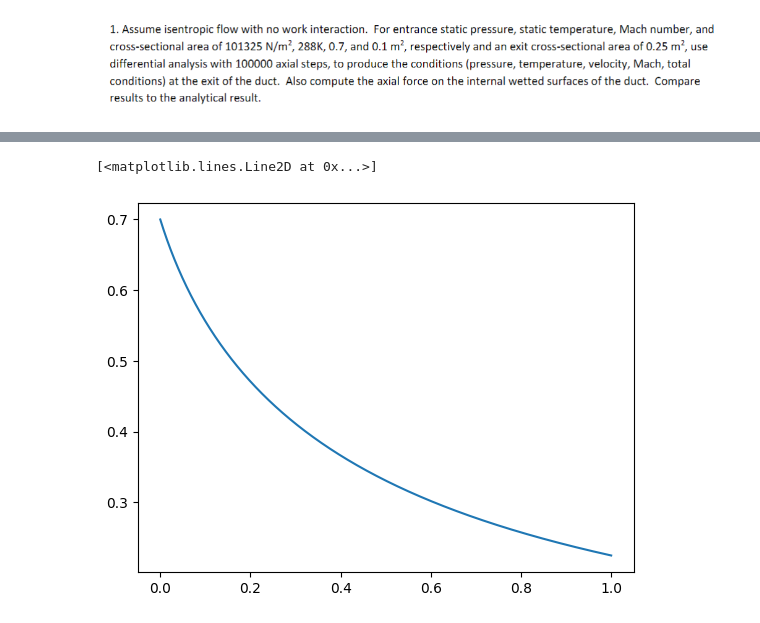
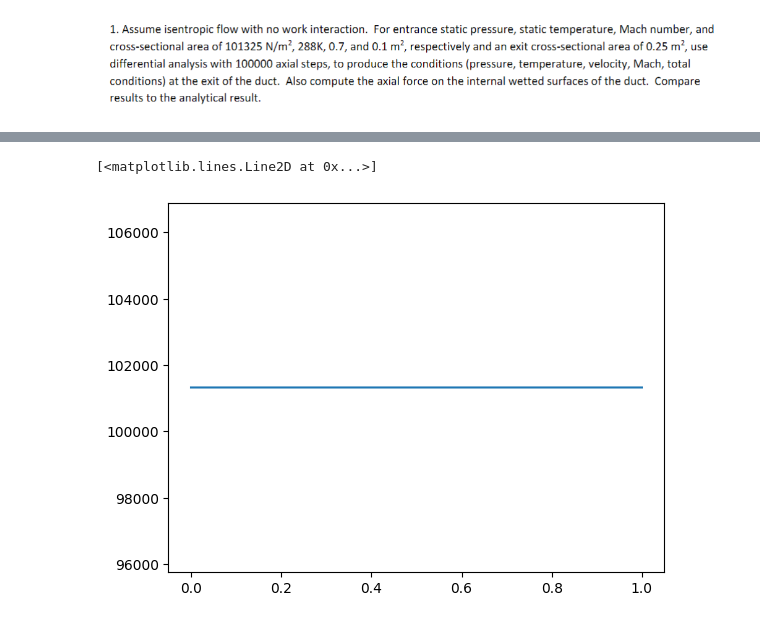
Before and after one commit to RileyKyle/Prop_2_Assignments, a Jupyter notebook: midterm/task1.ipynb, the cells around one changed output, grey strips where cells are left out. Cells and saved outputs as stored; diff of their text form; code cells hidden in the pictures.

```diff
--- a/midterm/task1.ipynb
+++ b/midterm/task1.ipynb
@@ -43,6 +51,6 @@ exit end area = 0.24999999999971256
 # %%
 
-plt.plot(xlist,M)
+plt.plot(xlist,Pout)
 # %% [output]
 [<matplotlib.lines.Line2D at 0x...>]
-[figure, old version]
+[figure, new version]
```
Also changed, not shown: parts of 1 cell of this notebook, 1 other file.
